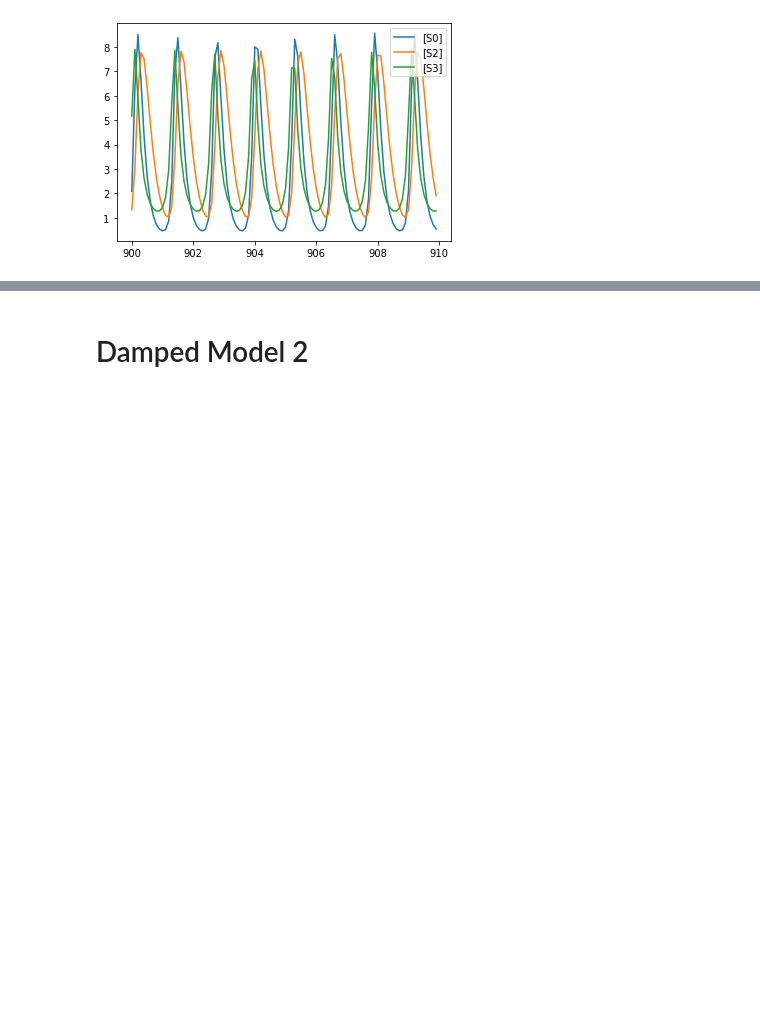
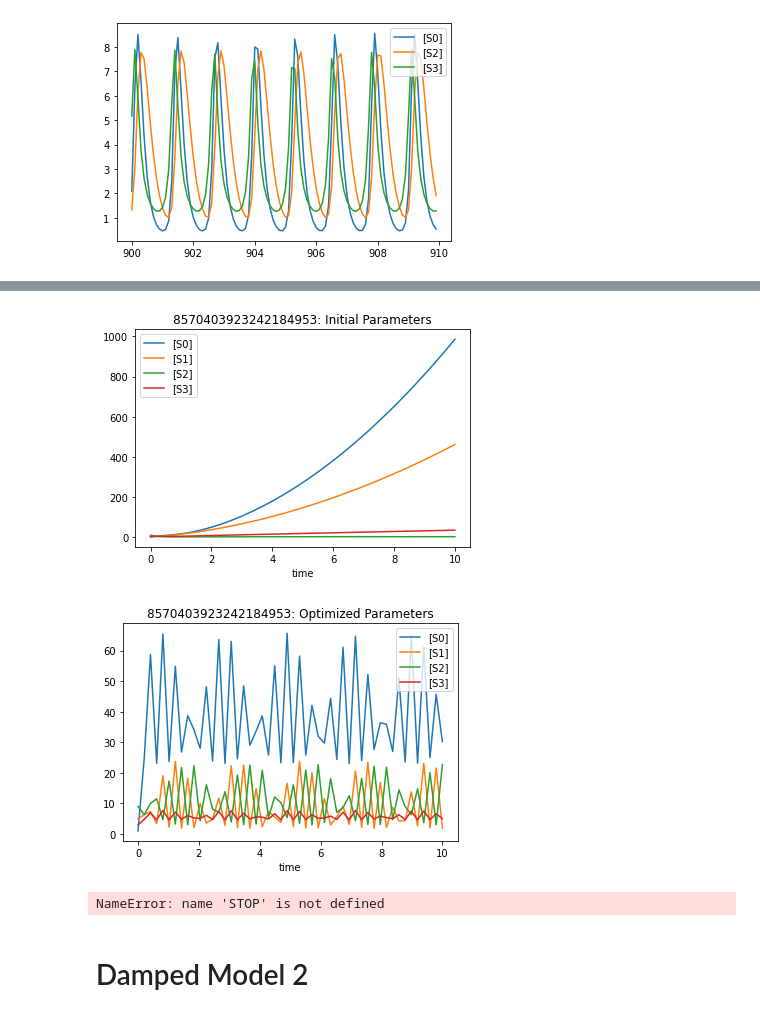
Before and after one commit to sys-bio/ComplexSystems, a Jupyter notebook: notebooks/Oscillations.ipynb, the cells around one changed output, grey strips where cells are left out. Cells and saved outputs as stored; diff of their text form; code cells hidden in the pictures; blank space fills up the shorter version.

Commit message:
3 state files and analysis refinements

```diff
--- a/notebooks/Oscillations.ipynb
+++ b/notebooks/Oscillations.ipynb
@@ -19,6 +22,7 @@ su.addSymbols("S0 S1 S2 S3 S4 S5 S6 S7 S8 S9 k0 k1 k2 k3 k4 k5 k6 k7 k8 k9 k10 k
 su.addSymbols("J0 J1 J2 J3 J4 J5 J6 J7 J8 J9 J10 J11 J12 J13 J14 J15 J16 J`7 J18 J19 J20")
 FLUXES = [J0, J1, J2, J3, J4, J5, J6, J7, J8, J9, J10, J11, J12, J13, J14, J15]
 SPECIES = [S0, S1, S2, S3, S4, S5, S6, S7, S8]
+MODEL_DIR = "/home/ubuntu/ComplexSystems/models/3-state"
 # %%
 MODEL = """
 J0: S0 -> S2; k0*S0
@@ -175,0 +184,3 @@ runSim(k9=0.5, startTime=900, endTime=910)
+# %%
+files = [os.path.join(MODEL_DIR, f) for f in os.listdir(MODEL_DIR) if os.path.isfile(os.path.join(MODEL_DIR, f))]
+files
@@ -175,0 +205,28 @@ runSim(k9=0.5, startTime=900, endTime=910)
+# %%
+def analyzeFile(path, **kwargs):
+    def mkTitle(string):
+        start = path.index("Model_") + len("Model_")
+        end = path.index(".ant")
+        prefix = path[start:end]
+        return "%s: %s" % (prefix, string)
+    #
+    rr = te.loada(path)
+    finder = OscillationFinder(rr)
+    # Change the parameter values
+    initialParameterXD = XDict.mkParameters(rr)
+    initialParameterXD = XDict(initialParameterXD.keys(), 1)
+    # finder.setParameters(initialParameterXD)
+    finder.simulate(parameterXD=initialParameterXD)
+    finder.plot(title=mkTitle("Initial Parameters"))
+    # Find the parameters
+    feasibleParameterXD = finder.find(**kwargs)
+    finder.simulate(parameterXD=feasibleParameterXD)
+    finder.plot(title=mkTitle("Optimized Parameters"))
+    return feasibleParameterXD
+
+
+# Tests
+parameterXD = analyzeFile(files[0])
+# %% [output]
+[figure, added]
+[figure, added]
@@ -176,3 +236,7 @@ runSim(k9=0.5, startTime=900, endTime=910)
+# %%
+STOP
+# %% [output]
+NameError: name 'STOP' is not defined
 # %% [markdown]
 # Damped Model 2
 # %%
```
Also changed, not shown: parts of 46 cells of this notebook, 34 other files.
